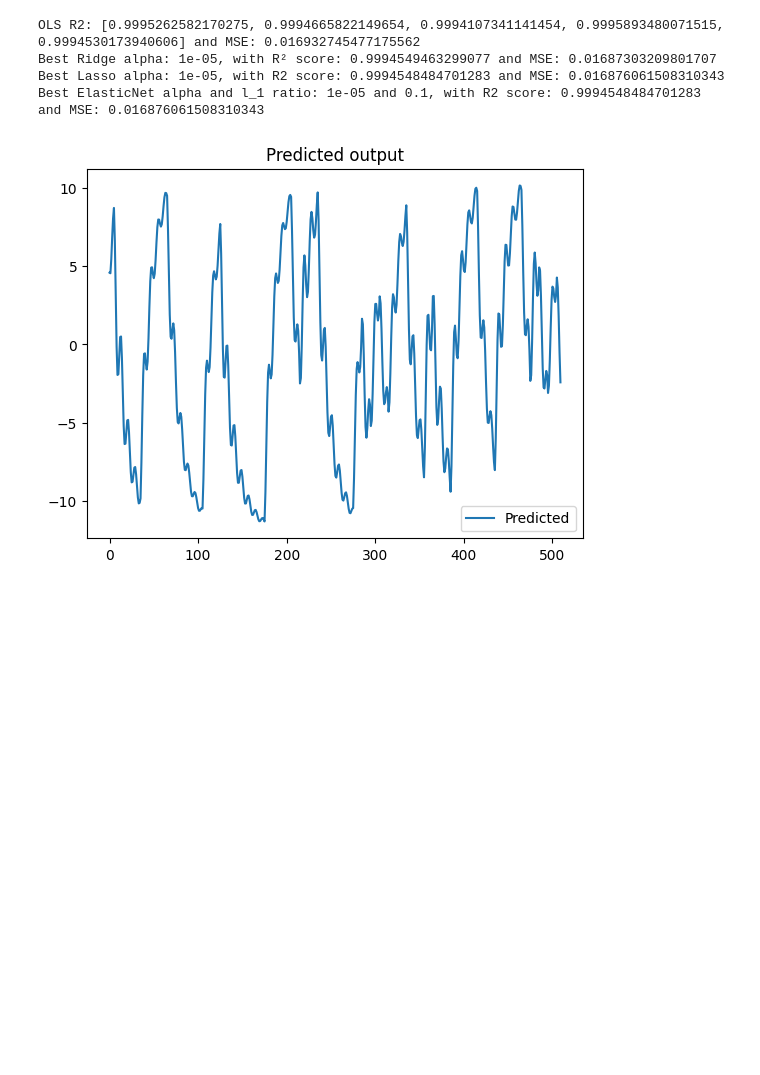
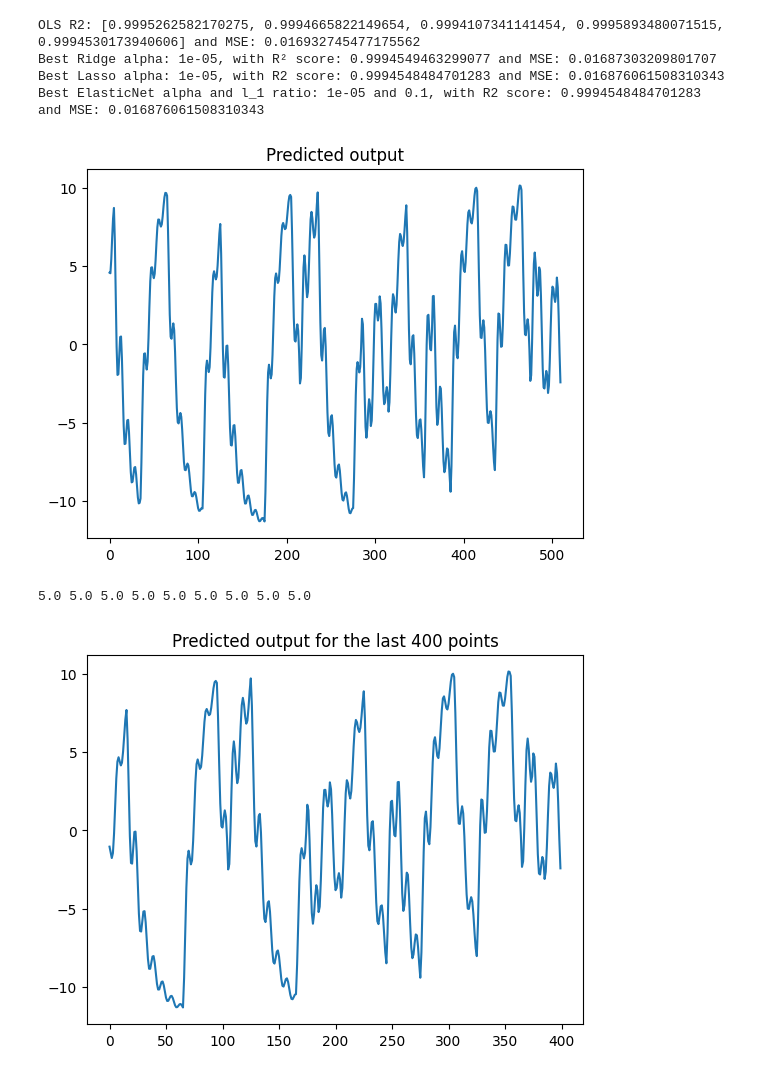
Before and after one commit to goncalomachadoribeiro/Machine-Learning-1st-Semester-2024-2025, a Jupyter notebook: Project/Problem_1_Task_2/P1_T2.ipynb, the cells around one changed output. Drawn from its saved outputs; the diff is of its cells as text; code cells hidden in the pictures; blank space fills up the shorter version.

```diff
--- a/Project/Problem_1_Task_2/P1_T2.ipynb
+++ b/Project/Problem_1_Task_2/P1_T2.ipynb
@@ -373,23 +373,27 @@ Best ElasticNet alpha and l_1 ratio: 1e-05 and 0.1, with R2 score: 0.99945484847
 # %%
 u_combined = np.concatenate((u_train, u_test), axis=0)
 best_model = Ridge(alpha=1e-5,fit_intercept=False)
 best_model.fit(X_train,Y_train)
 y_prev_final_model = list(Y_train[-n_final:][::-1]) #careful: it should be Y_train, since we are using all the data set.
 y_pred_final_model = []
 index_first_y_test = 2040 #We excluded the first 15 points in order to compute from y(p) forward but, since
 #we are using all the data set (u_combined has all the entries - it does not
 # exclude the first p as we did in X_train and Y_train), we need to start from the first point of the test set.
 for k in range(index_first_y_test,len(u_combined)):
     u_val = [u_combined[k - d_final - j] for j in range(m_final + 1)]
     combined_input_final = y_prev_final_model + list(u_val)
     y_pred = best_model.predict([combined_input_final])
     y_pred_final_model.append(y_pred[0])
     y_prev_final_model = [y_pred[0]] + y_prev_final_model[:-1]
 y_pred_last_400 = y_pred_final_model[-400:]
 np.save('y_pred.npy', y_pred_last_400)
 plt.plot(y_pred_final_model, label='Predicted')
-plt.legend()
 plt.title('Predicted output')
 plt.show()
+plt.plot(y_pred_last_400, label='Predicted')
+plt.title('Predicted output for the last 400 points')
+print(u_combined[2034],u_combined[2033],u_combined[2032],u_combined[2031],u_combined[2030],u_combined[2029],u_combined[2028],u_combined[2027],u_combined[2026])
 # %% [output]
-[figure, old version]
+[figure, new version]
+5.0 5.0 5.0 5.0 5.0 5.0 5.0 5.0 5.0
+[figure, added]
```
